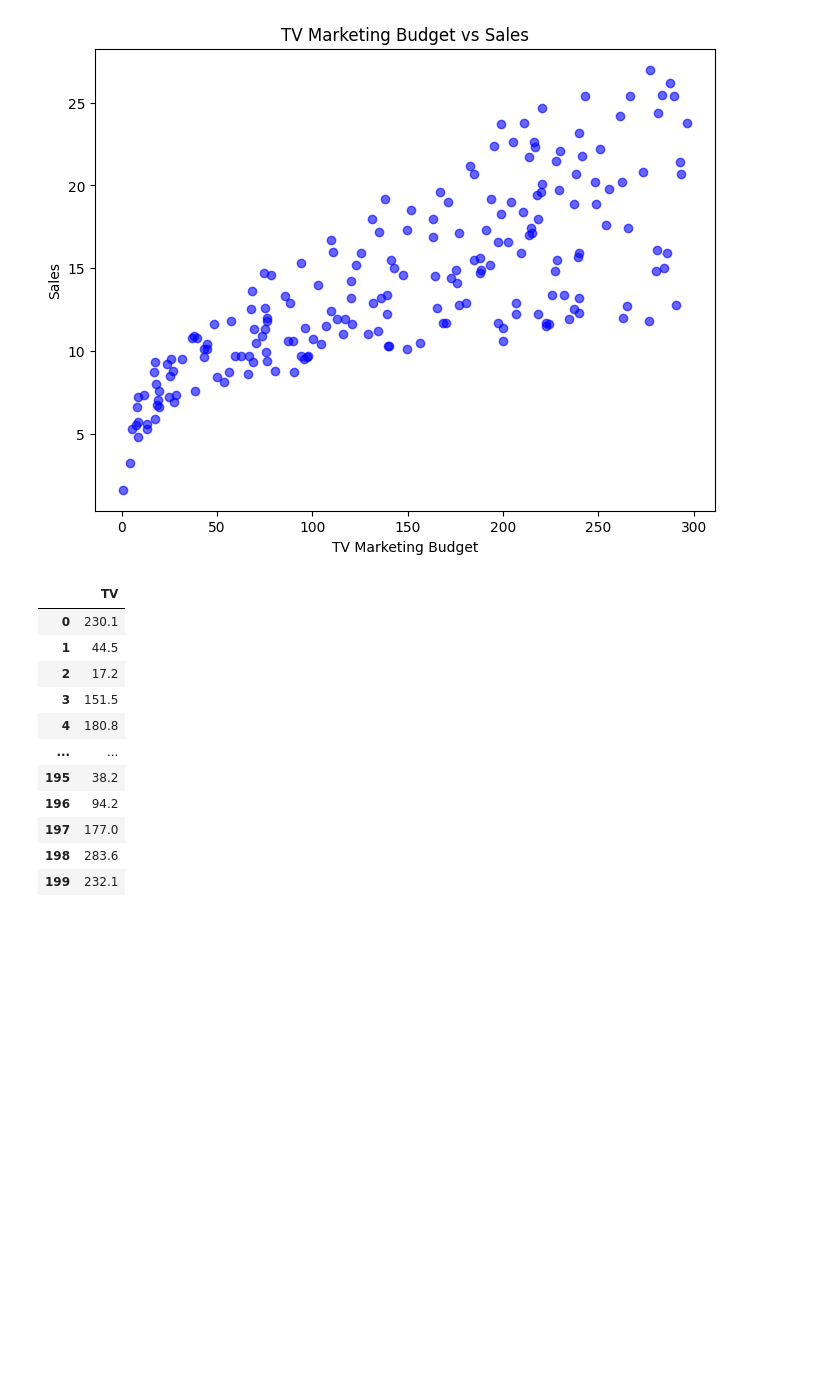
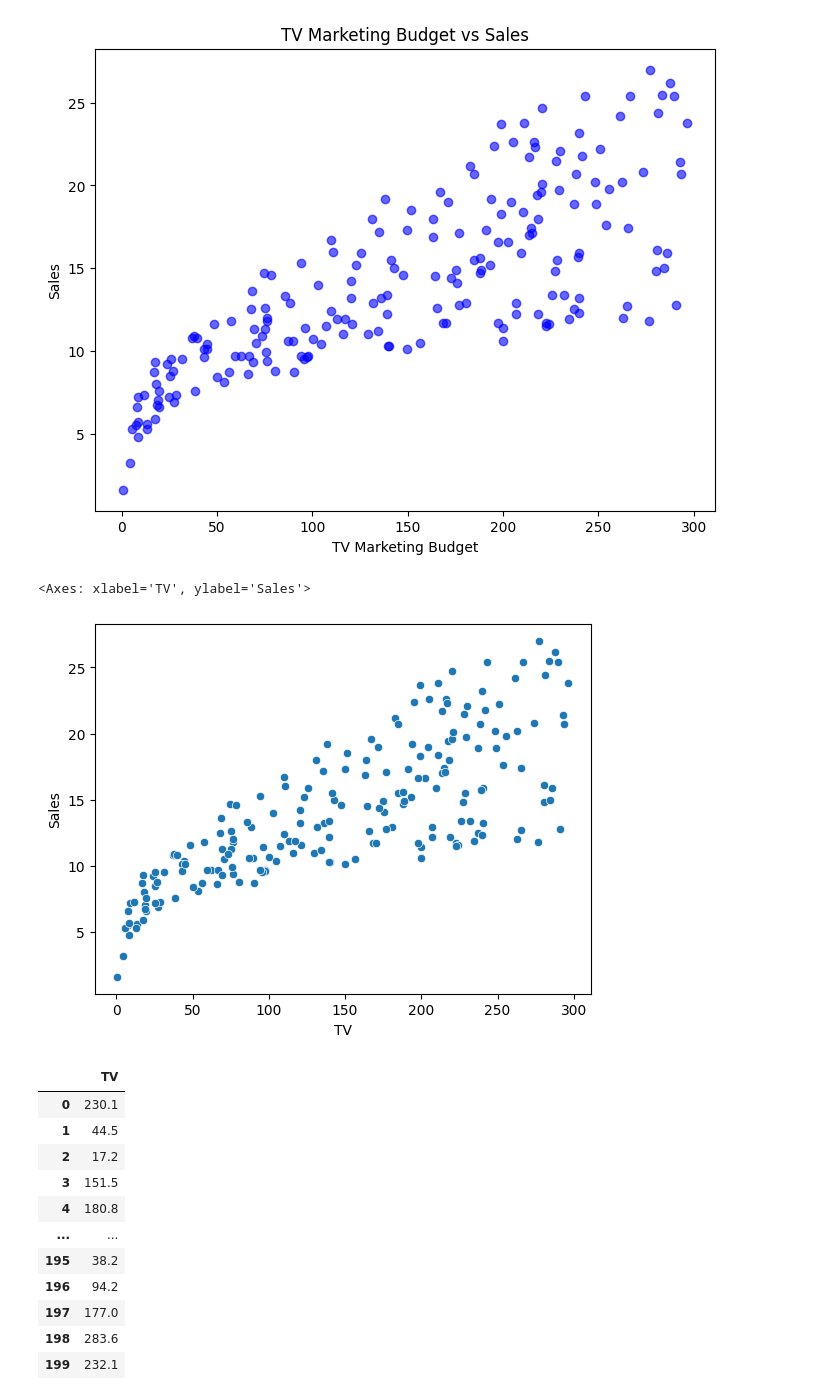
Before and after one commit to mudavathkalyan/ML, a Jupyter notebook: week3/week3.ipynb, the cells around one changed output. Saved outputs shown, nothing was run; the diff lists cells and outputs as text; code cells hidden in the pictures; blank space fills up the shorter version.

```diff
--- a/week3/week3.ipynb
+++ b/week3/week3.ipynb
@@ -64,6 +64,13 @@ plt.title('TV Marketing Budget vs Sales')
 plt.show()
 # %% [output]
 [figure]
+# %%
+import seaborn as sn
+
+sn.scatterplot(x=df['TV'],y=df['Sales'],data=df)
+# %% [output]
+<Axes: xlabel='TV', ylabel='Sales'>
+[figure, added]
 # %%
 # 6. Prepare X (feature variables) and y (response variable)
 # X should be a DataFrame; y can be a Series
```
Also changed, not shown: parts of 14 cells of this notebook.
